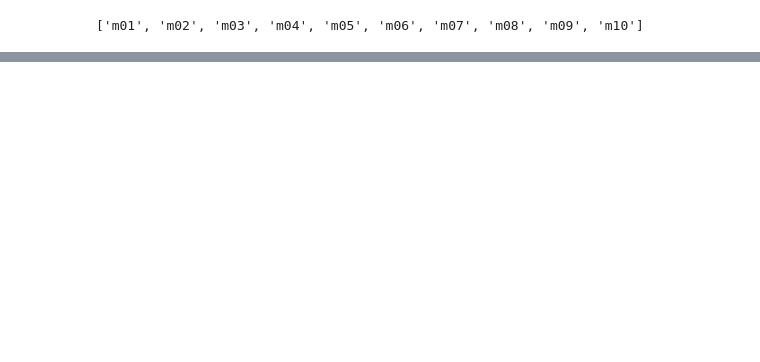
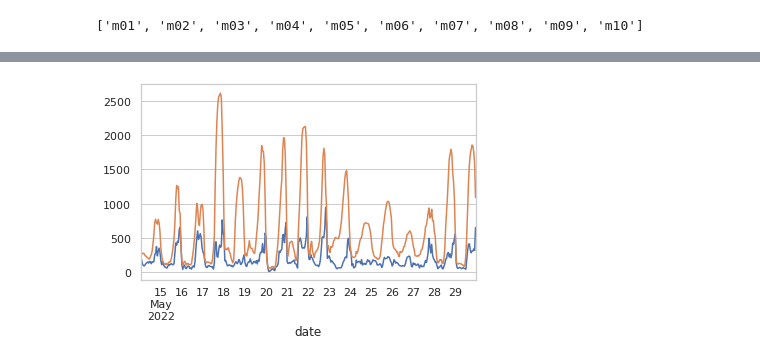
Before and after one commit to jvivar2383/NOAA_PBLH, a Jupyter notebook: Notebooks/VmixFilesHREF.ipynb, the cells around one changed output, grey strips where cells are left out. Drawn from its saved outputs; the diff is of its cells as text; code cells hidden in the pictures; blank space fills up the shorter version.

```diff
--- a/Notebooks/VmixFilesHREF.ipynb
+++ b/Notebooks/VmixFilesHREF.ipynb
@@ -45,3 +42,14 @@ print(mlist)
+# %%
+std = mixht.std(axis=1)
+std.plot()
+fig = plt.gcf()
+fig.autofmt_xdate()
+mean = mixht.mean(axis=1)
+mean.plot()
+fig = plt.gcf()
+fig.autofmt_xdate()
+# %% [output]
+[figure, added]
 # %%
 sns.set_style('whitegrid')
 mixht.plot(legend=False, style='.')
```
Also changed, not shown: parts of 16 cells of this notebook, 1 other file.
